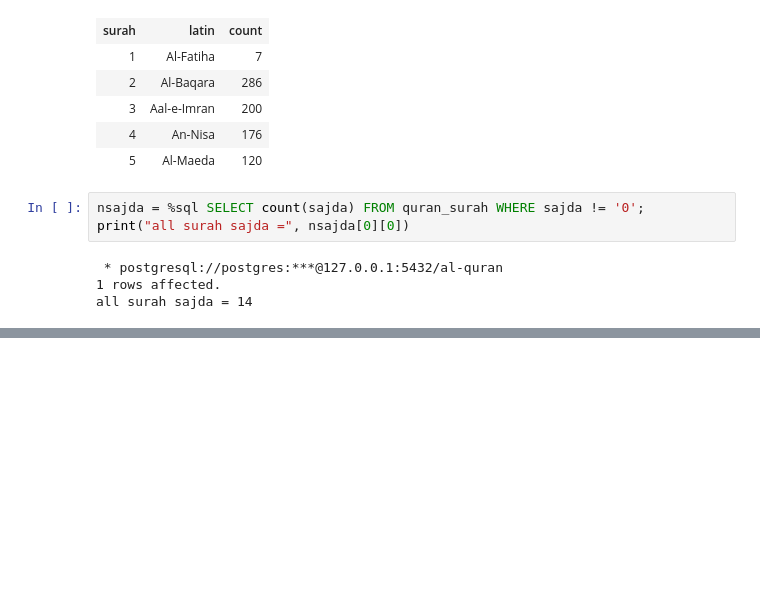
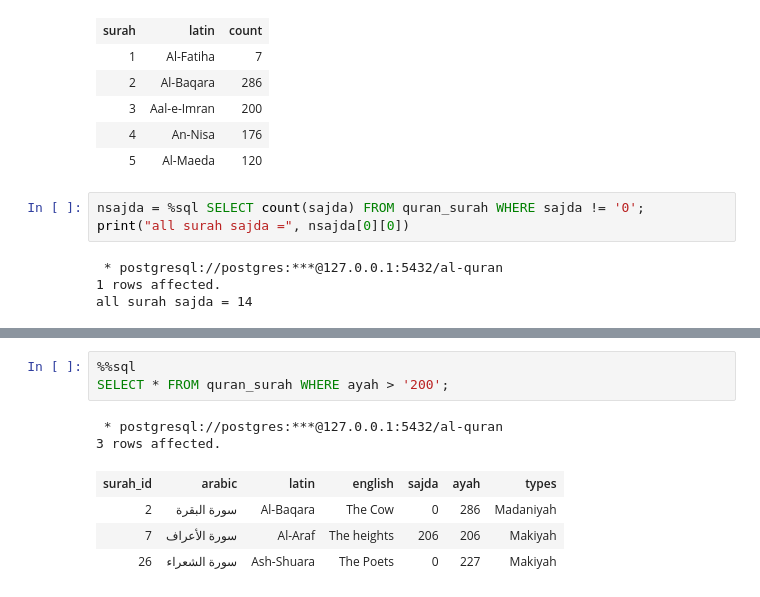
Before and after one commit to Sulaiman2619/Quran-Database-and-Data-Warehouse_Sulaiman-Charaae, a Jupyter notebook: quran.ipynb, the cells around one changed output, grey strips where cells are left out. Drawn from its saved outputs; the diff is of its cells as text; blank space fills up the shorter version.

```diff
--- a/quran.ipynb
+++ b/quran.ipynb
@@ -85,0 +178,10 @@ all surah sajda = 14
+# %%
+%%sql
+SELECT * FROM quran_surah WHERE ayah > '200';
+# %% [output]
+ * postgresql://postgres:***@127.0.0.1:5432/al-quran
+3 rows affected.
+| surah_id | arabic | latin | english | sajda | ayah | types |
+| 2 | سورة البقرة | Al-Baqara | The Cow | 0 | 286 | Madaniyah |
+| 7 | سورة الأعراف | Al-Araf | The heights | 206 | 206 | Makiyah |
+| 26 | سورة الشعراء | Ash-Shuara | The Poets | 0 | 227 | Makiyah |
```
Also changed, not shown: parts of 14 cells of this notebook.
